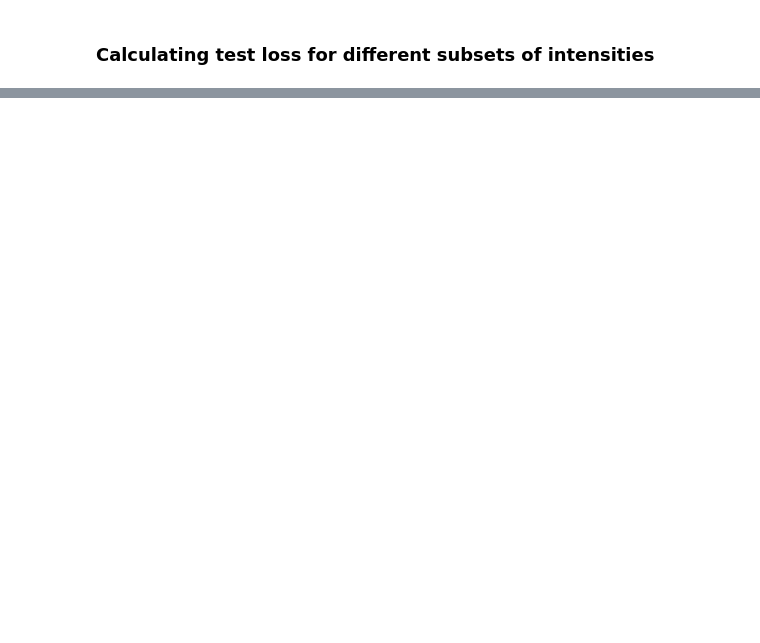
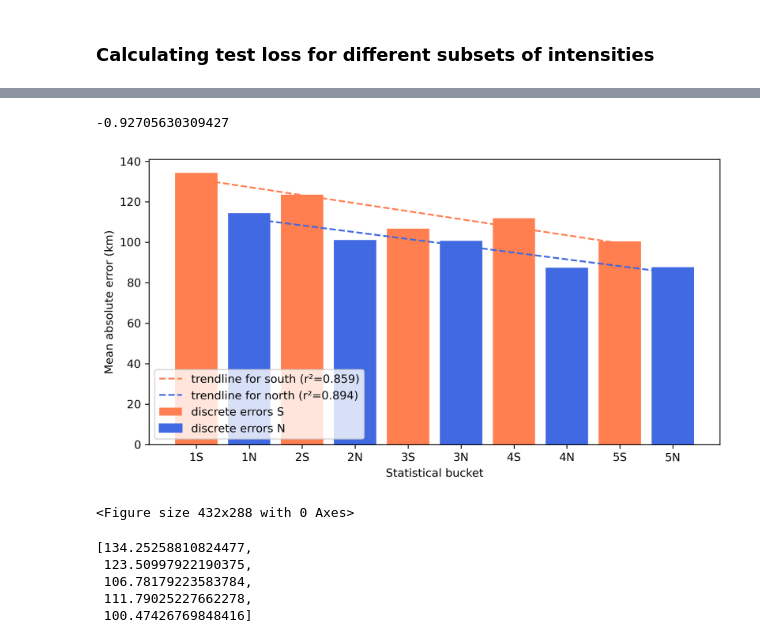
Before and after one commit to jackmiller2003/dl-cyclones, a Jupyter notebook: BinnedCovariance.ipynb, the cells around one changed output, grey strips where cells are left out. Saved outputs shown, nothing was run; the diff lists cells and outputs as text; code cells hidden in the pictures; blank space fills up the shorter version.

```diff
--- a/BinnedCovariance.ipynb
+++ b/BinnedCovariance.ipynb
@@ -224,6 +265,9 @@ def errors_for_subset(bins, buckets):
     return errors
 
 non_negative_intensity = [(i, h) for h in [Hemisphere.North, Hemisphere.South] for i in [0.0, 1.0, 2.0, 3.0, 4.0, 5.0]]
+positive_intensity = [(i, h) for h in [Hemisphere.North, Hemisphere.South] for i in [1.0, 2.0, 3.0, 4.0, 5.0]]
+
+bucket_list = []
 
 sets = [(train_bins, "Train"), (val_bins, "Val"), (test_bins, "Test")]
 for bins, label in sets:
@@ -233,12 +277,15 @@ for bins, label in sets:
     print(f"MAE  error for all cyclones:    {mean_absolute_error(all_errors):.1f}km")
     print(f"RMSE error for all cyclones:    {root_mean_squared_error(all_errors):.1f}km")
 
-    big_cyclone_errors = errors_for_subset(bins, non_negative_intensity)
+    big_cyclone_errors = errors_for_subset(bins, positive_intensity)
     print(f"MAE  error for >=0.0 intensity: {mean_absolute_error(big_cyclone_errors):.1f}km")
     print(f"RMSE error for >=0.0 intensity: {root_mean_squared_error(big_cyclone_errors):.1f}km")
 
     for bucket in buckets:
         print(f"MAE error for {bucket}: {mean_absolute_error(errors_for_subset(bins, [bucket])):.1f}km")
+
+        if label == 'Test' and bucket[0] > 0:
+            bucket_list.append(mean_absolute_error(errors_for_subset(bins, [bucket])))
 # %% [output]
 Train
 MAE  error for all cyclones:    74.3km
@@ -259,0 +320,41 @@ MAE error for (5.0, North): 87.7km
+# %%
+import numpy as np
+fig = plt.figure(dpi=300, figsize=(7,3.5))
+import scipy
+
+langs = ['1S', '1N', '2S', '2N', '3S', '3N', '4S', '4N', '5S', '5N']
+color=['coral', 'royalblue']
+ax = fig.add_axes([0,0,1,1])
+x = list(range(0, len(bucket_list[::2])))
+z = np.polyfit(x, bucket_list[::2], 1)
+slope, intercept, r_value, p_value, std_err = scipy.stats.linregress(x, bucket_list[::2])
+print(r_value)
+p = np.poly1d(z)
+plt.xlabel('Statistical bucket')
+plt.ylabel('Mean absolute error (km)')
+plt.plot([2*l for l in x],p(x),color="coral", linestyle='dashed', label=f'trendline for south (r\u00b2={round(abs(r_value**2), 3)})')
+x = list(range(0, len(bucket_list[1:][::2])))
+z = np.polyfit(x, bucket_list[1:][::2], 1)
+p = np.poly1d(z)
+slope, intercept, r_value, p_value, std_err = scipy.stats.linregress(x, bucket_list[1:][::2])
+plt.plot([2*l+1 for l in x],p(x),color="royalblue", linestyle='dashed', label=f'trendline for north (r\u00b2={round(abs(r_value**2),3)})')
+ax.bar(langs,bucket_list, color=color, label='discrete errors S')
+ax.bar(langs,bucket_list, color=color, label='discrete errors N')
+plt.legend(loc=3)
+leg = ax.get_legend()
+leg.legendHandles[3].set_color('royalblue')
+plt.figure(facecolor=(1, 1, 1))
+plt.savefig('absolute_error_graph.png')
+plt.show()
+# %% [output]
+-0.92705630309427
+[figure, added]
+<Figure size 432x288 with 0 Axes>
+# %%
+bucket_list[::2]
+# %% [output]
+[134.25258810824477,
+ 123.50997922190375,
+ 106.78179223583784,
+ 111.79025227662278,
+ 100.47426769848416]
```
Also changed, not shown: parts of 8 cells of this notebook, 3 other files.
